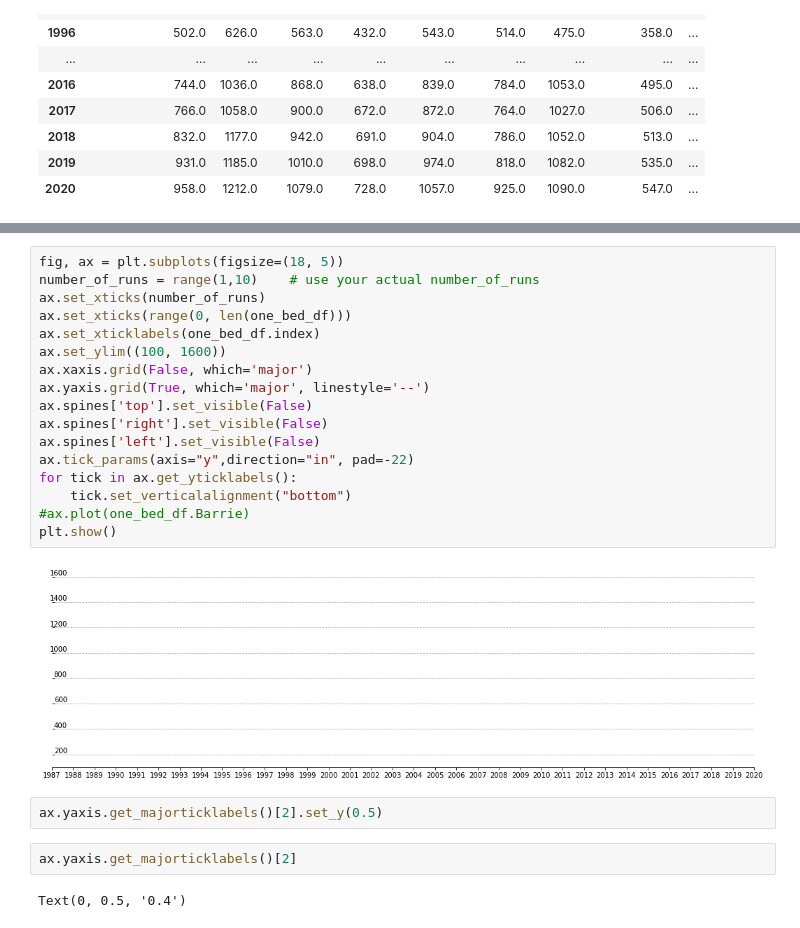
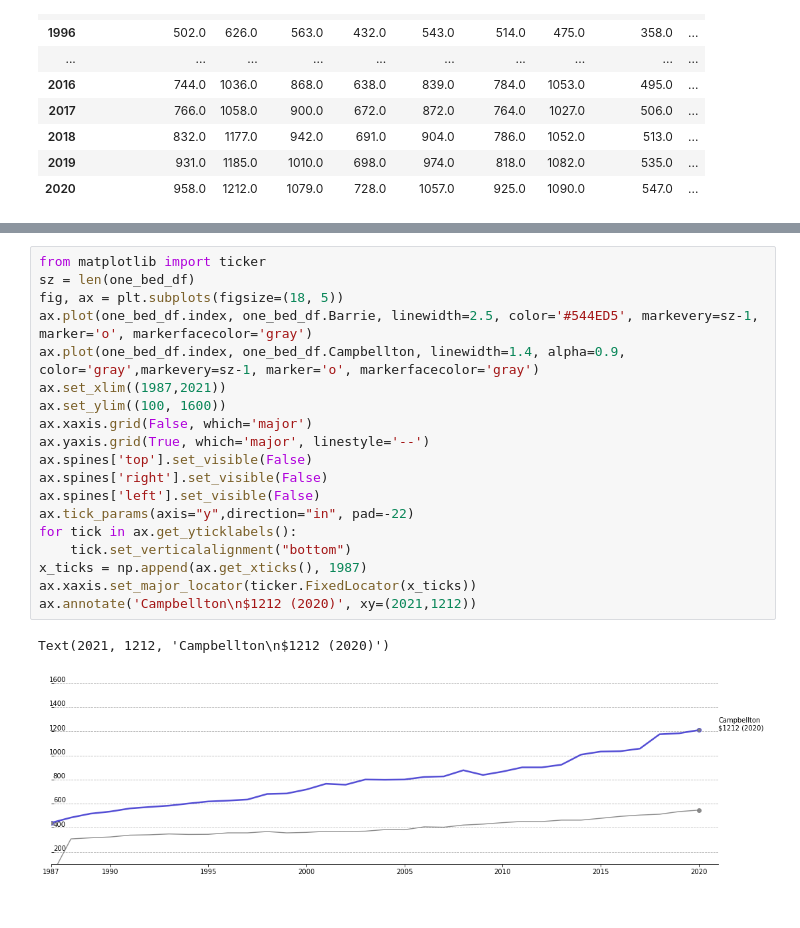
Before and after one commit to dpai/Python_viz_practice_notebooks, a Jupyter notebook: canada-rental-prices-visualization.ipynb, the cells around one changed output, grey strips where cells are left out. Cells and saved outputs as stored; diff of their text form.

Commit message:
Kaggle Notebook | Canada_Rental_Prices_Visualization | Version 17

```diff
--- a/canada-rental-prices-visualization.ipynb
+++ b/canada-rental-prices-visualization.ipynb
@@ -368,25 +354,22 @@ ax.get_xaxis().tick_bottom()
 # %%
+from matplotlib import ticker
+sz = len(one_bed_df)
 fig, ax = plt.subplots(figsize=(18, 5))
-number_of_runs = range(1,10)    # use your actual number_of_runs
-ax.set_xticks(number_of_runs)
-ax.set_xticks(range(0, len(one_bed_df)))
-ax.set_xticklabels(one_bed_df.index)
+ax.plot(one_bed_df.index, one_bed_df.Barrie, linewidth=2.5, color='#544ED5', markevery=sz-1, marker='o', markerfacecolor='gray')
+ax.plot(one_bed_df.index, one_bed_df.Campbellton, linewidth=1.4, alpha=0.9, color='gray',markevery=sz-1, marker='o', markerfacecolor='gray')
+ax.set_xlim((1987,2021))
 ax.set_ylim((100, 1600))
 ax.xaxis.grid(False, which='major')
 ax.yaxis.grid(True, which='major', linestyle='--')
 ax.spines['top'].set_visible(False)
 ax.spines['right'].set_visible(False)
 ax.spines['left'].set_visible(False)
 ax.tick_params(axis="y",direction="in", pad=-22)
 for tick in ax.get_yticklabels():
     tick.set_verticalalignment("bottom")
-#ax.plot(one_bed_df.Barrie)
-plt.show()
+x_ticks = np.append(ax.get_xticks(), 1987)
+ax.xaxis.set_major_locator(ticker.FixedLocator(x_ticks))
+ax.annotate('Campbellton\n$1212 (2020)', xy=(2021,1212))
 # %% [output]
+Text(2021, 1212, 'Campbellton\n$1212 (2020)')
-[figure, old version]
+[figure, new version]
-# %%
-ax.yaxis.get_majorticklabels()[2].set_y(0.5)
-# %%
-ax.yaxis.get_majorticklabels()[2]
-# %% [output]
-Text(0, 0.5, '0.4')
```
Also changed, not shown: parts of 2 cells of this notebook.
